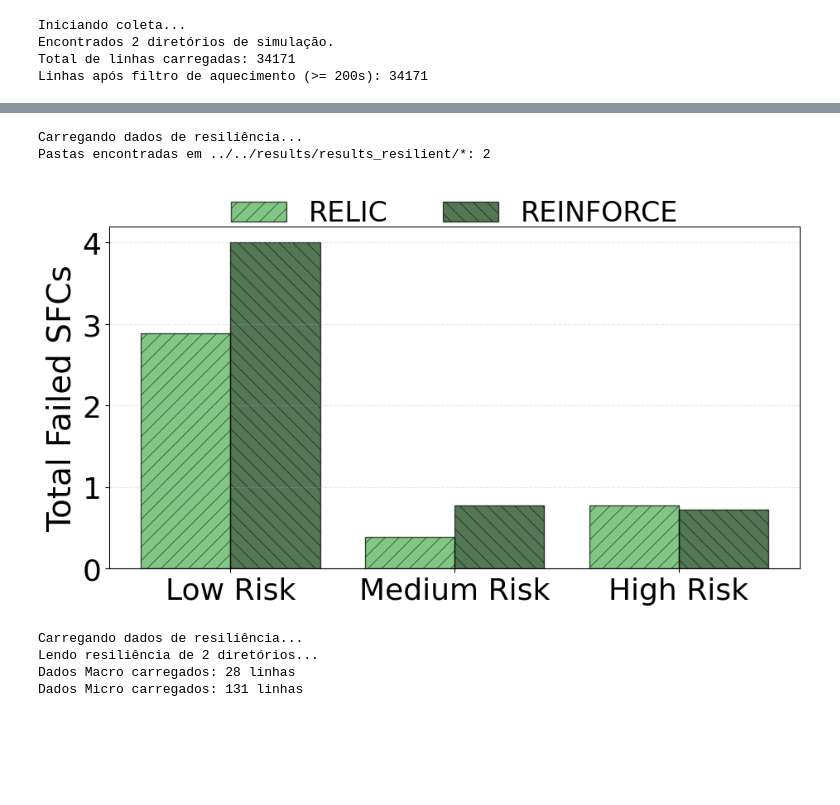
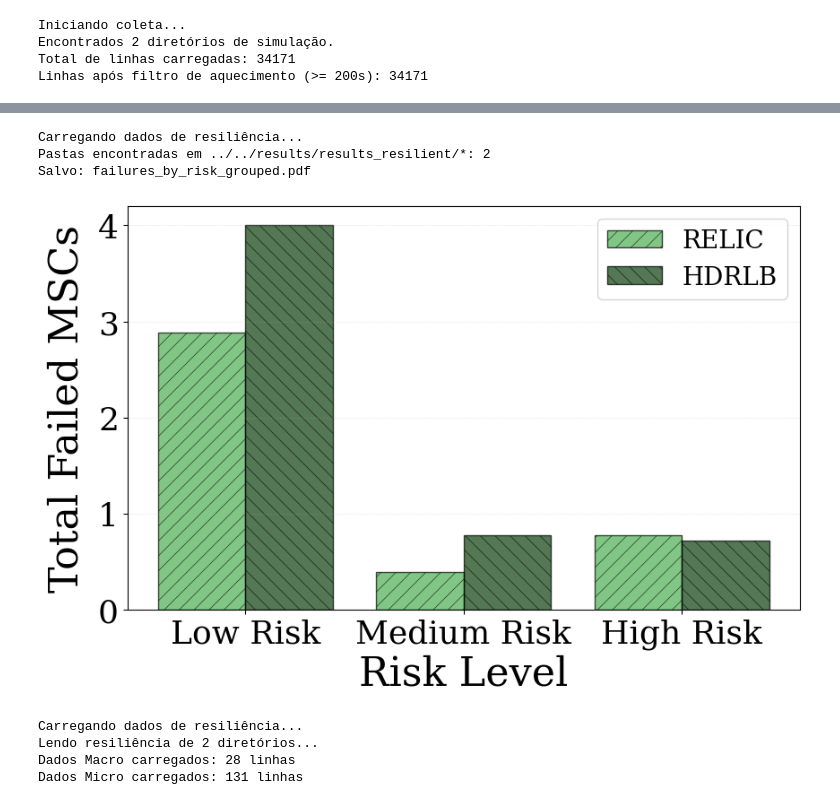
Before and after one commit to FialhoSJ/multi-user-sfc, a Jupyter notebook: plots/2026/teste.ipynb, the cells around one changed output, grey strips where cells are left out. Saved outputs shown, nothing was run; the diff lists cells and outputs as text; code cells hidden in the pictures; blank space fills up the shorter version.

```diff
--- a/plots/2026/teste.ipynb
+++ b/plots/2026/teste.ipynb
@@ -593,5 +685,5 @@ plot_reliability_final(df_foco, janela=200)
 # %%
-# %% [Célula Nova] Gráfico de Falhas por Nível de Risco (Resiliência)
+# %% [Célula Nova] Gráfico de Falhas por Nível de Risco (Resiliência - Padronizado)
 
 import os
 import glob
@@ -603,13 +695,9 @@ from matplotlib.patches import Patch
 # ==========================================
 # 1. CONFIGURAÇÃO
 # ==========================================
-# Caminho para a pasta results_resilient.
-# Ajuste o caminho relativo conforme onde seu notebook está salvo.
-# Se estiver na raiz: 'results/results_resilient/*'
-# Se estiver em subpasta: '../../results/results_resilient/*'
 DIR_RESILIENT = '../../results/results_resilient/*'
 
-# Mapeamento de nomes (igual ao anterior para consistência)
+# Mapeamento de nomes
 MAPA_NOMES = {
     'ga': 'OSCIM',
     'greedyb': 'GreedyB',
@@ -617,16 +705,16 @@ MAPA_NOMES = {
     'darsppo': 'DA-RSPPO',
     'hephaestus': 'Hephaestus',
     'REPLICMASKABLEPPO': 'RELIC',
-    'DRLMASKABLEPPO': 'REINFORCE',
+    'DRLMASKABLEPPO': 'HDRLB',
 }
 
-# Cores e Hachuras (Estilo consistente)
+# Cores e Hachuras
 CORES = {
     "INOMMUS": "#1f77b4",     # Azul
     "DA-RSPPO": "#ff7f0e",    # Laranja
     "Hephaestus": "#2ca02c",  # Verde
     'RELIC': "#4CAF50",
-    'REINFORCE': "#0B3D0B",      # Verde Escuro
+    'HDRLB': "#0B3D0B",       # Verde Escuro
     "OSCIM": "#d62728",       # Vermelho
     "GreedyB": "#9467bd",     # Roxo
 }
@@ -636,9 +724,7 @@ HACHURAS = ['//', '\\\\', '||', '--', '++', 'xx', 'oo', 'OO', '..', '**']
 # 2. PROCESSAMENTO DOS DADOS
 # ==========================================
 def carregar_dados_resiliencia(diretorio_pattern):
-    # {Algoritmo: {'Low': [], 'Medium': [], 'High': []}}
     dados_agrupados = {}
-
     pastas = glob.glob(diretorio_pattern)
     print(f"Pastas encontradas em {diretorio_pattern}: {len(pastas)}")
 
@@ -671,9 +757,8 @@ def carregar_dados_resiliencia(diretorio_pattern):
 
     return dados_medios
 
-
 # ==========================================
-# 3. PLOTAGEM
+# 3. PLOTAGEM (PADRONIZADA)
 # ==========================================
 def plot_failures_by_risk(dados):
     if not dados:
@@ -684,56 +769,68 @@ def plot_failures_by_risk(dados):
     categorias = ['Low Risk', 'Medium Risk', 'High Risk']
     mapa_chaves_csv = {'Low Risk': 'Low', 'Medium Risk': 'Medium', 'High Risk': 'High'}
 
-    # Ordenar algoritmos (INOMMUS primeiro se existir, ou ordem alfabética)
+    # Ordenar algoritmos
     algoritmos = sorted(dados.keys(), key=lambda x: list(CORES.keys()).index(x) if x in CORES else 999)
 
     # Configuração do Gráfico
     x = np.arange(len(categorias))
-    width = 0.8 / len(algoritmos)  # Largura da barra
+    width = 0.8 / len(algoritmos)
 
     fig, ax = plt.subplots(figsize=(10, 6))
 
-    # Loop para criar as barras de cada algoritmo
+    # --- TRAVAMENTO DE MARGENS (Igual aos outros gráficos) ---
+    plt.subplots_adjust(left=0.20, right=0.95, top=0.95, bottom=0.20)
+
+    # Loop de plotagem
     for i, alg in enumerate(algoritmos):
-        # Extrai os valores na ordem: Low, Medium, High
         valores = [dados[alg][mapa_chaves_csv[cat]] for cat in categorias]
 
         posicao = x + (i - len(algoritmos)/2) * width + width/2
         cor = CORES.get(alg, 'gray')
         hachura = HACHURAS[i % len(HACHURAS)]
 
-        barras = ax.bar(posicao, valores, width, label=alg,
-                        color=cor, hatch=hachura, edgecolor='black', alpha=0.7)
+        ax.bar(posicao, valores, width, label=alg,
+               color=cor, hatch=hachura, edgecolor='black', alpha=0.7)
 
-        # Opcional: Adicionar o valor em cima da barra
-        # ax.bar_label(barras, padding=3, fmt='%d', fontsize=10)
+    # --- ESTILIZAÇÃO PADRONIZADA ---
+    ax.set_ylabel('Total Failed MSCs', fontsize=32, labelpad=10)
 
-    # Estilização
-    ax.set_ylabel('Total Failed SFCs', fontsize=32) # Padronizado
+    # Adicionamos Label no X para manter a altura do gráfico alinhada com os outros ("Time (s)")
+    ax.set_xlabel('Risk Level', fontsize=32)
+
     ax.set_xticks(x)
     ax.set_xticklabels(categorias, fontsize=26)
     ax.tick_params(axis='y', labelsize=26)
     ax.grid(axis='y', linestyle='--', alpha=0.3)
 
-    # Legenda trazida para dentro (Upper Right ou Best costuma funcionar bem aqui)
-    ax.legend(loc='upper right',
-              ncol=1, frameon=True, fontsize=20,
-              facecolor='white', framealpha=0.8)
+    # --- LEGENDA (Cópia exata dos outros) ---
+    ax.legend(
+        loc='upper right',
+        ncol=1,
+        frameon=True,
+        handlelength=2.2,
+        fontsize=20,
+        facecolor='white',
+        framealpha=0.8
+    )
 
-    plt.tight_layout()
-    plt.savefig('failures_by_risk_grouped.pdf', dpi=300, bbox_inches='tight')
+    # Salvar sem tight_layout para preservar as margens manuais
+    filename = 'failures_by_risk_grouped.pdf'
+    plt.savefig(filename, dpi=300)
+    print(f"Salvo: {filename}")
     plt.show()
 
 # ==========================================
 # 4. EXECUÇÃO
 # ==========================================
 print("Carregando dados de resiliência...")
 dados_resiliencia = carregar_dados_resiliencia(DIR_RESILIENT)
 plot_failures_by_risk(dados_resiliencia)
 # %% [output]
 Carregando dados de resiliência...
 Pastas encontradas em ../../results/results_resilient/*: 2
+Salvo: failures_by_risk_grouped.pdf
-[figure, old version]
+[figure, new version]
 # %%
 def carregar_dados_resiliencia_completo(diretorio_pattern):
     """
```
Also changed, not shown: parts of 15 cells of this notebook, 1 other file.
